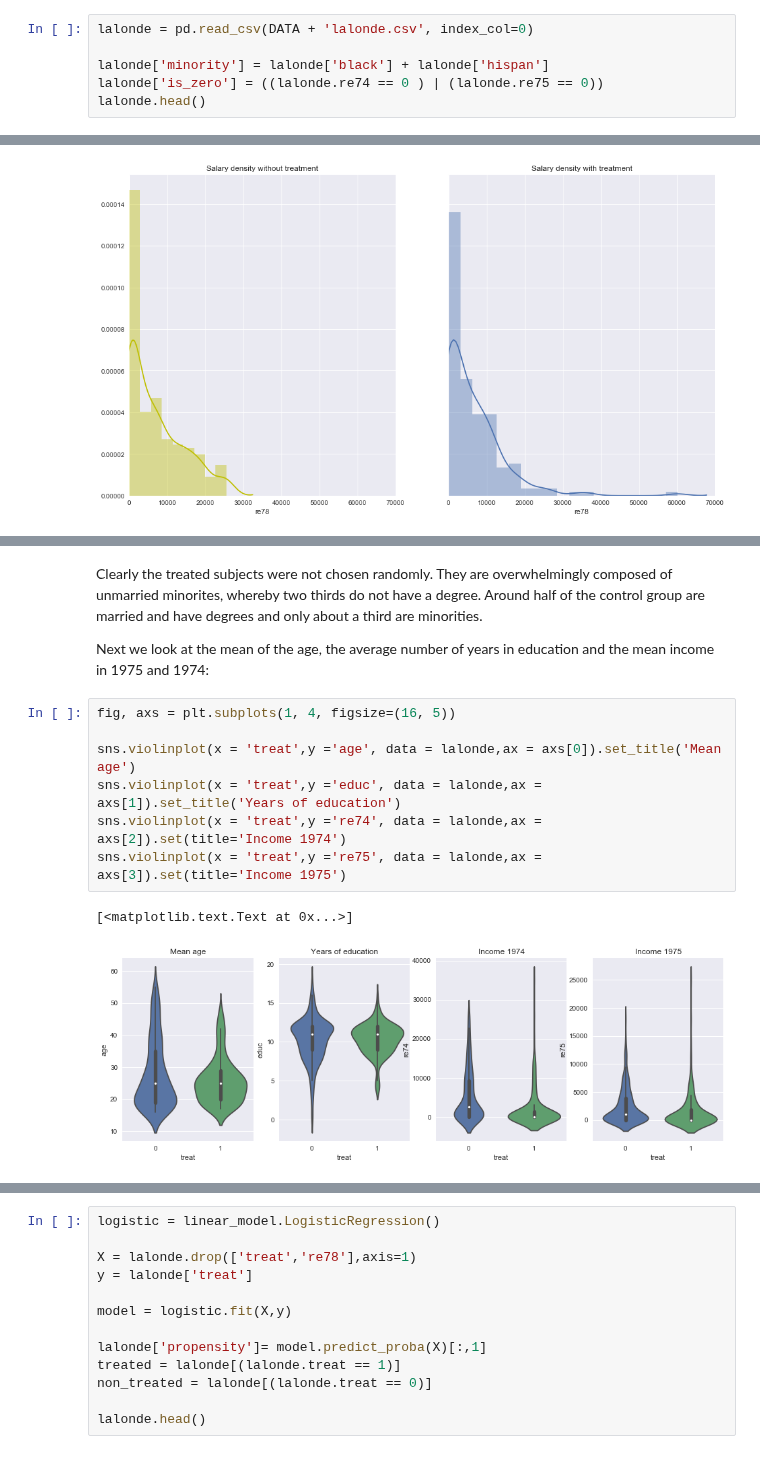
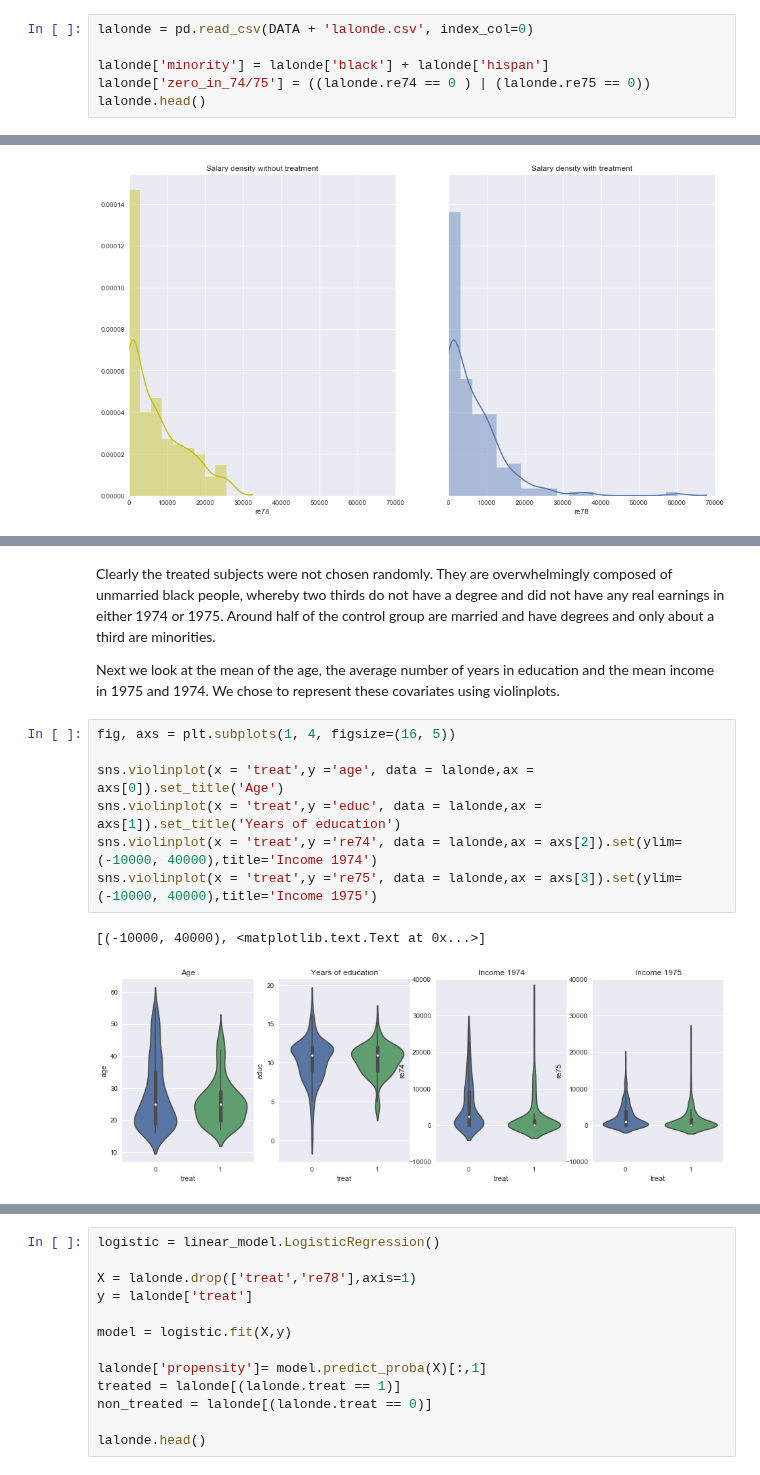
Before and after one commit to roman-bachmann/prayingmantissa, a Jupyter notebook: homework04/notebook.ipynb, the cells around one changed output, grey strips where cells are left out. Cells and saved outputs as stored; diff of their text form.

```diff
--- a/homework04/notebook.ipynb
+++ b/homework04/notebook.ipynb
@@ -28,7 +32,7 @@ DATA = './data/'
 lalonde = pd.read_csv(DATA + 'lalonde.csv', index_col=0)
 
 lalonde['minority'] = lalonde['black'] + lalonde['hispan']
-lalonde['is_zero'] = ((lalonde.re74 == 0 ) | (lalonde.re75 == 0))
+lalonde['zero_in_74/75'] = ((lalonde.re74 == 0 ) | (lalonde.re75 == 0))
 lalonde.head()
 # %% [output]
 |  | treat | age | educ | black | hispan | married | nodegree | re74 | re75 | re78 | minority | ... |
@@ -96,15 +115,15 @@ sns.barplot(x='treat', y='nodegree', data=lalonde, ax=axs[2], ci=None).set_title
 # %% [markdown]
-Clearly the treated subjects were not chosen randomly. They are overwhelmingly composed of unmarried minorites, whereby two thirds do not have a degree. Around half of the control group are married and have degrees and only about a third are minorities.
+Clearly the treated subjects were not chosen randomly. They are overwhelmingly composed of unmarried black people, whereby two thirds do not have a degree and did not have any real earnings in either 1974 or 1975. Around half of the control group are married and have degrees and only about a third are minorities.
 
-Next we look at the mean of the age, the average number of years in education and the mean income in 1975 and 1974:
+Next we look at the mean of the age, the average number of years in education and the mean income in 1975 and 1974. We chose to represent these covariates using violinplots.
 # %%
 fig, axs = plt.subplots(1, 4, figsize=(16, 5))
 
-sns.violinplot(x = 'treat',y ='age', data = lalonde,ax = axs[0]).set_title('Mean age')
+sns.violinplot(x = 'treat',y ='age', data = lalonde,ax = axs[0]).set_title('Age')
 sns.violinplot(x = 'treat',y ='educ', data = lalonde,ax = axs[1]).set_title('Years of education')
-sns.violinplot(x = 'treat',y ='re74', data = lalonde,ax = axs[2]).set(title='Income 1974')
-sns.violinplot(x = 'treat',y ='re75', data = lalonde,ax = axs[3]).set(title='Income 1975')
+sns.violinplot(x = 'treat',y ='re74', data = lalonde,ax = axs[2]).set(ylim=(-10000, 40000),title='Income 1974')
+sns.violinplot(x = 'treat',y ='re75', data = lalonde,ax = axs[3]).set(ylim=(-10000, 40000),title='Income 1975')
 # %% [output]
-[<matplotlib.text.Text at 0x...>]
+[(-10000, 40000), <matplotlib.text.Text at 0x...>]
-[figure, old version]
+[figure, new version]
 # %% [markdown]
```
Also changed, not shown: parts of 55 cells of this notebook.
